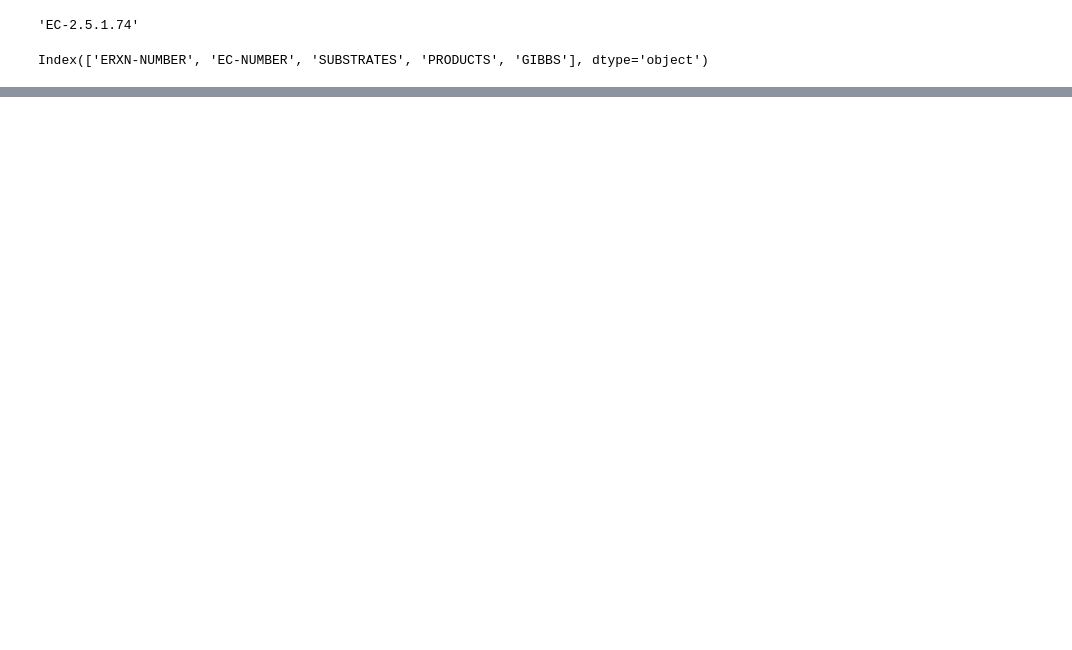
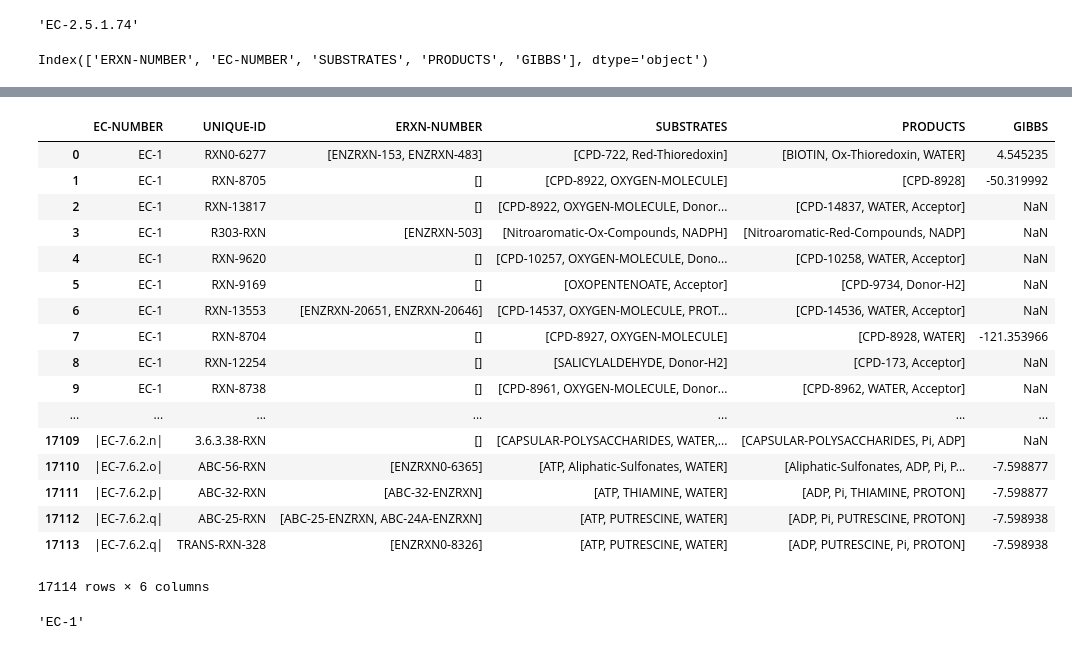
Before and after one commit to metamoles/metamoles, a Jupyter notebook: notebooks/Data_organization.ipynb, the cells around one changed output, grey strips where cells are left out. Saved outputs shown, nothing was run; the diff lists cells and outputs as text; code cells hidden in the pictures; blank space fills up the shorter version.

```diff
--- a/notebooks/Data_organization.ipynb
+++ b/notebooks/Data_organization.ipynb
@@ -395,0 +414,3 @@ df_duplicate
+# %%
+df_sorted = df_master.sort_values(by=['EC-NUMBER'])
+df_sorted.head()
@@ -395,0 +424,26 @@ df_duplicate
+# %%
+df_sorted.reset_index(inplace=True, drop=True)
+df_sorted
+# %% [output]
+|  | EC-NUMBER | UNIQUE-ID | ERXN-NUMBER | SUBSTRATES | PRODUCTS | GIBBS |
+| 0 | EC-1 | RXN0-6277 | [ENZRXN-153, ENZRXN-483] | [CPD-722, Red-Thioredoxin] | [BIOTIN, Ox-Thioredoxin, WATER] | 4.545235 |
+| 1 | EC-1 | RXN-8705 | [] | [CPD-8922, OXYGEN-MOLECULE] | [CPD-8928] | -50.319992 |
+| 2 | EC-1 | RXN-13817 | [] | [CPD-8922, OXYGEN-MOLECULE, Donor... | [CPD-14837, WATER, Acceptor] | NaN |
+| 3 | EC-1 | R303-RXN | [ENZRXN-503] | [Nitroaromatic-Ox-Compounds, NADPH] | [Nitroaromatic-Red-Compounds, NADP] | NaN |
+| 4 | EC-1 | RXN-9620 | [] | [CPD-10257, OXYGEN-MOLECULE, Dono... | [CPD-10258, WATER, Acceptor] | NaN |
+| 5 | EC-1 | RXN-9169 | [] | [OXOPENTENOATE, Acceptor] | [CPD-9734, Donor-H2] | NaN |
+| 6 | EC-1 | RXN-13553 | [ENZRXN-20651, ENZRXN-20646] | [CPD-14537, OXYGEN-MOLECULE, PROT... | [CPD-14536, WATER, Acceptor] | NaN |
+| 7 | EC-1 | RXN-8704 | [] | [CPD-8927, OXYGEN-MOLECULE] | [CPD-8928, WATER] | -121.353966 |
+| 8 | EC-1 | RXN-12254 | [] | [SALICYLALDEHYDE, Donor-H2] | [CPD-173, Acceptor] | NaN |
+| 9 | EC-1 | RXN-8738 | [] | [CPD-8961, OXYGEN-MOLECULE, Donor... | [CPD-8962, WATER, Acceptor] | NaN |
+| ... | ... | ... | ... | ... | ... | ... |
+| 17109 | |EC-7.6.2.n| | 3.6.3.38-RXN | [] | [CAPSULAR-POLYSACCHARIDES, WATER,... | [CAPSULAR-POLYSACCHARIDES, Pi, ADP] | NaN |
+| 17110 | |EC-7.6.2.o| | ABC-56-RXN | [ENZRXN0-6365] | [ATP, Aliphatic-Sulfonates, WATER] | [Aliphatic-Sulfonates, ADP, Pi, P... | -7.598877 |
+| 17111 | |EC-7.6.2.p| | ABC-32-RXN | [ABC-32-ENZRXN] | [ATP, THIAMINE, WATER] | [ADP, Pi, THIAMINE, PROTON] | -7.598877 |
+| 17112 | |EC-7.6.2.q| | ABC-25-RXN | [ABC-25-ENZRXN, ABC-24A-ENZRXN] | [ATP, PUTRESCINE, WATER] | [ADP, Pi, PUTRESCINE, PROTON] | -7.598938 |
+| 17113 | |EC-7.6.2.q| | TRANS-RXN-328 | [ENZRXN0-8326] | [ATP, PUTRESCINE, WATER] | [ADP, PUTRESCINE, Pi, PROTON] | -7.598938 |
+17114 rows × 6 columns
+# %%
+df_sorted['EC-NUMBER'][0]
+# %% [output]
+'EC-1'
```
Also changed, not shown: parts of 8 cells of this notebook.
